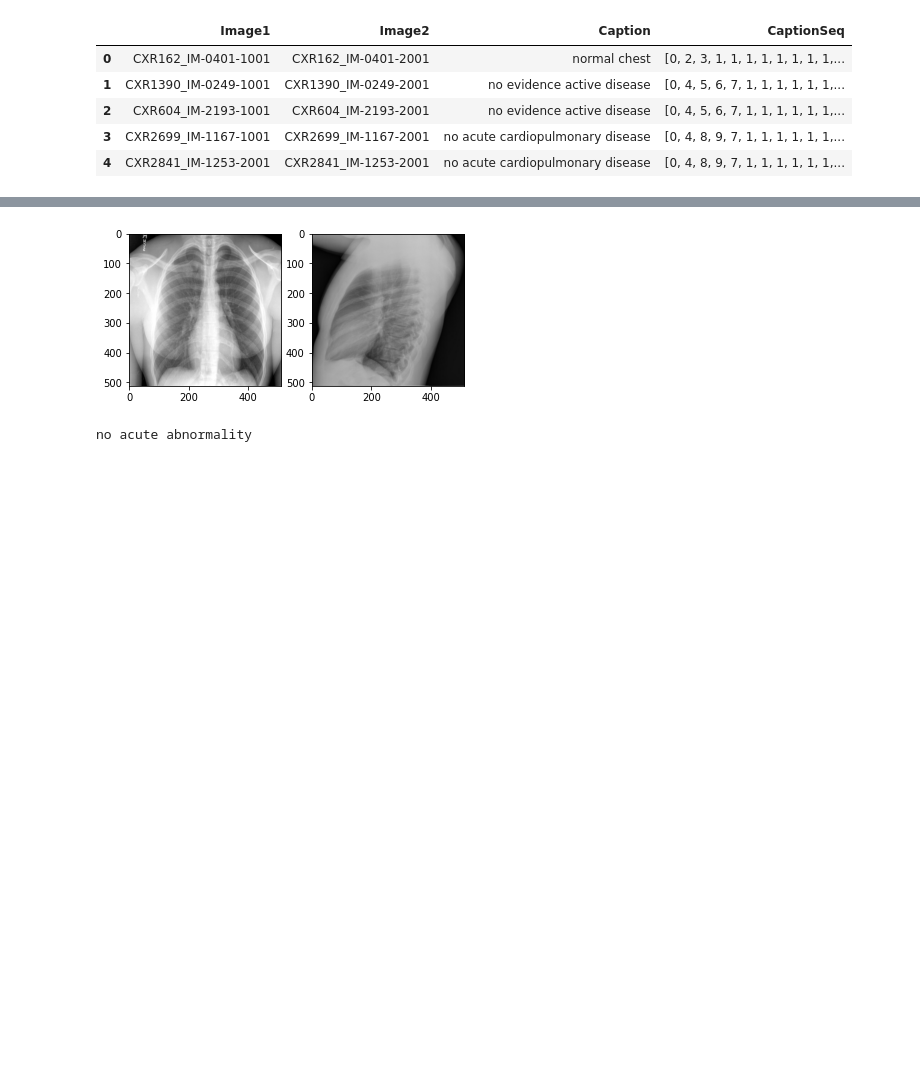
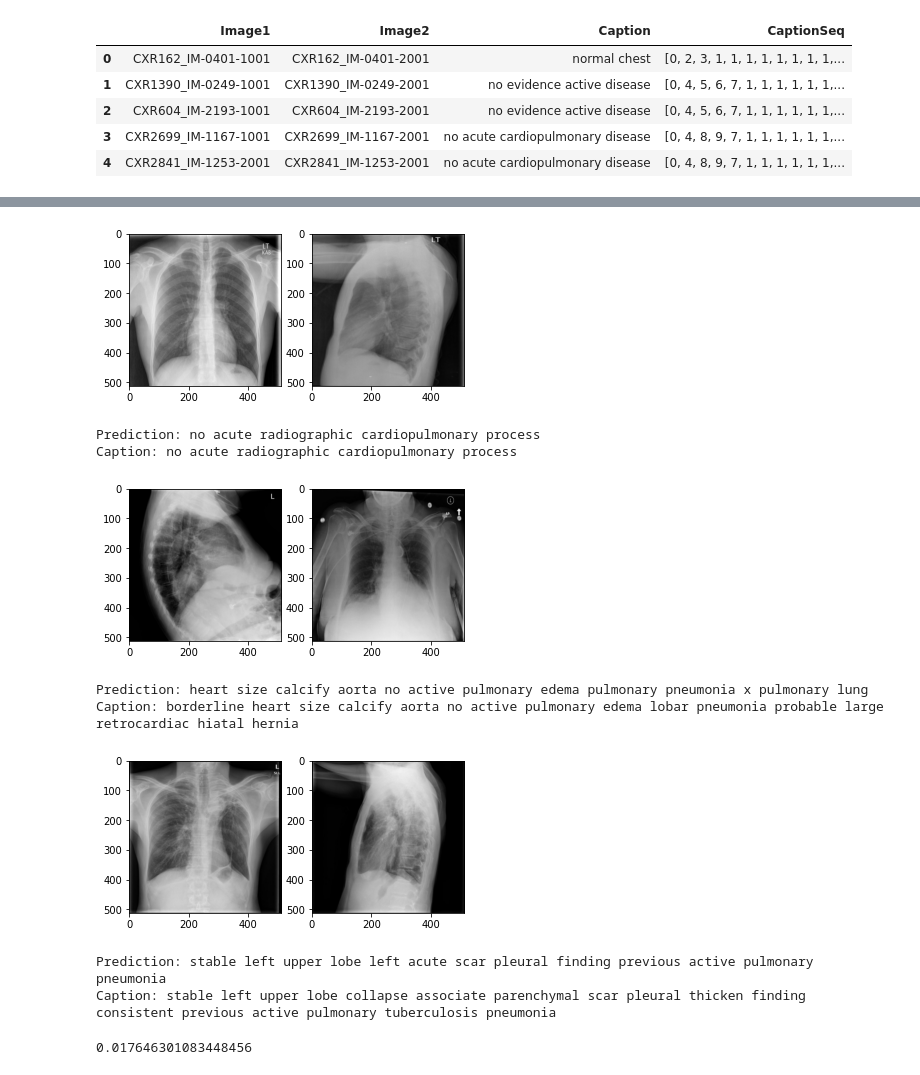
Before and after one commit to r3qin/Medical_images_captioning, a Jupyter notebook: aml-project.ipynb, the cells around one changed output, grey strips where cells are left out. Drawn from its saved outputs; the diff is of its cells as text; code cells hidden in the pictures; blank space fills up the shorter version.

```diff
--- a/aml-project.ipynb
+++ b/aml-project.ipynb
@@ -352,5 +449,5 @@ Epoch 19 Train Loss 0.1865824556246919 Validation Loss 0.19679205105000852
 # %%
-model = BaseModel(df, "../input/imagecaption/data/images", LENGTH, tokenizer.vocab_size, 20, "VGG")
-model.train()
+vgg_model = BaseModel(df, "../input/imagecaption/data/images", LENGTH, tokenizer.vocab_size, 20, "VGG")
+vgg_model.train()
 # %% [output]
 Downloading: "https://download.pytorch.org/models/vgg16-397923af.pth" to /root/.cache/torch/hub/checkpoints/vgg16-397923af.pth
@@ -377,5 +474,18 @@ Epoch 19 Train Loss 0.18457970585655514 Validation Loss 0.19713080484493106
-# %%
-model.sample(tokenizer)
-# %% [output]
-[figure, removed]
-no acute abnormality
+# %%
+for _ in range(3):
+    vgg_model.sample(tokenizer)
+    print()
+# %% [output]
+[figure, added]
+Prediction: no acute radiographic cardiopulmonary process
+Caption: no acute radiographic cardiopulmonary process
+[figure, added]
+Prediction: heart size calcify aorta no active pulmonary edema pulmonary pneumonia x pulmonary lung
+Caption: borderline heart size calcify aorta no active pulmonary edema lobar pneumonia probable large retrocardiac hiatal hernia
+[figure, added]
+Prediction: stable left upper lobe left acute scar pleural finding previous active pulmonary pneumonia
+Caption: stable left upper lobe collapse associate parenchymal scar pleural thicken finding consistent previous active pulmonary tuberculosis pneumonia
+# %%
+vgg_model.evaluate(tokenizer)
+# %% [output]
+0.017646301083448456
```
Also changed, not shown: parts of 10 cells of this notebook.
